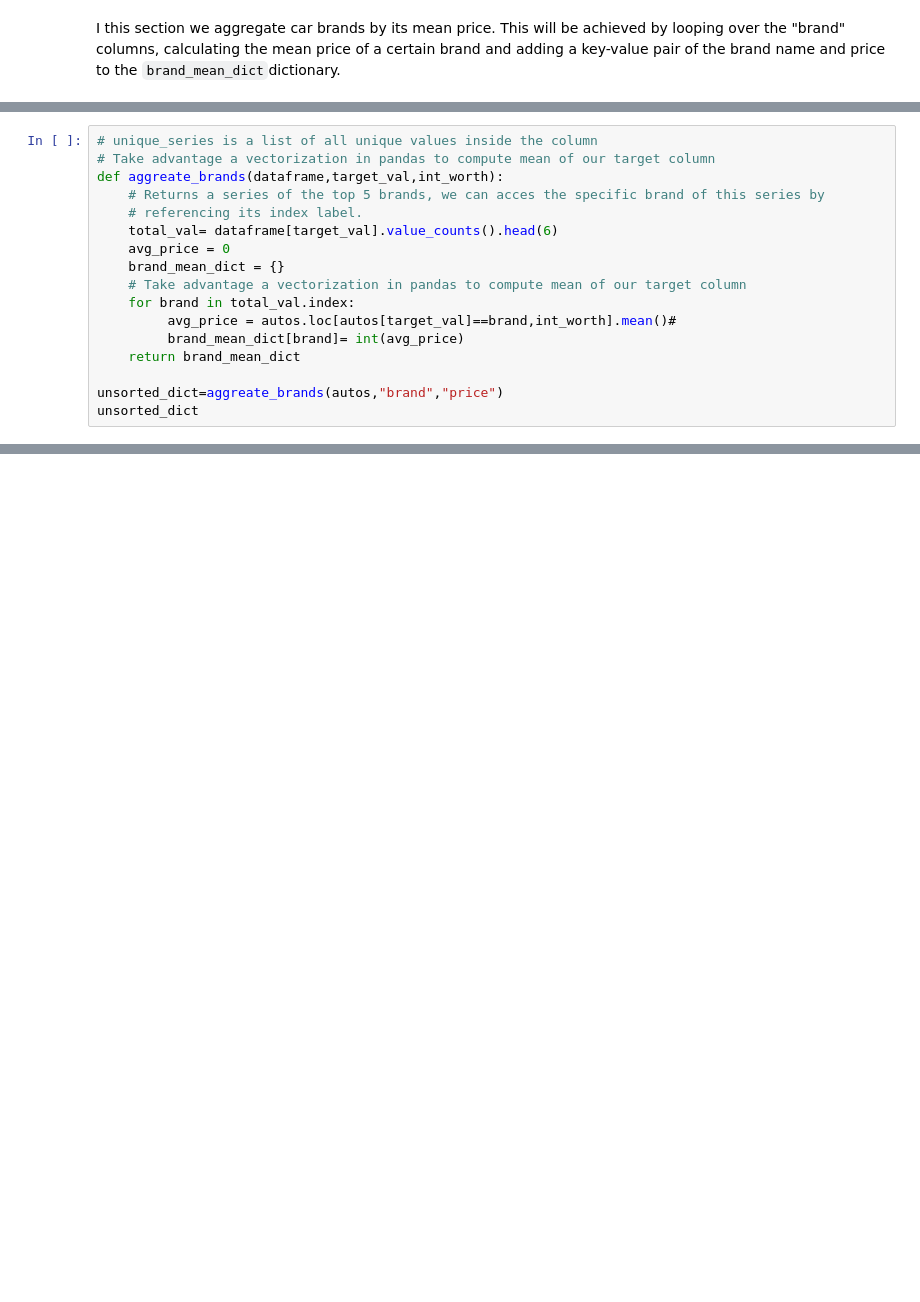
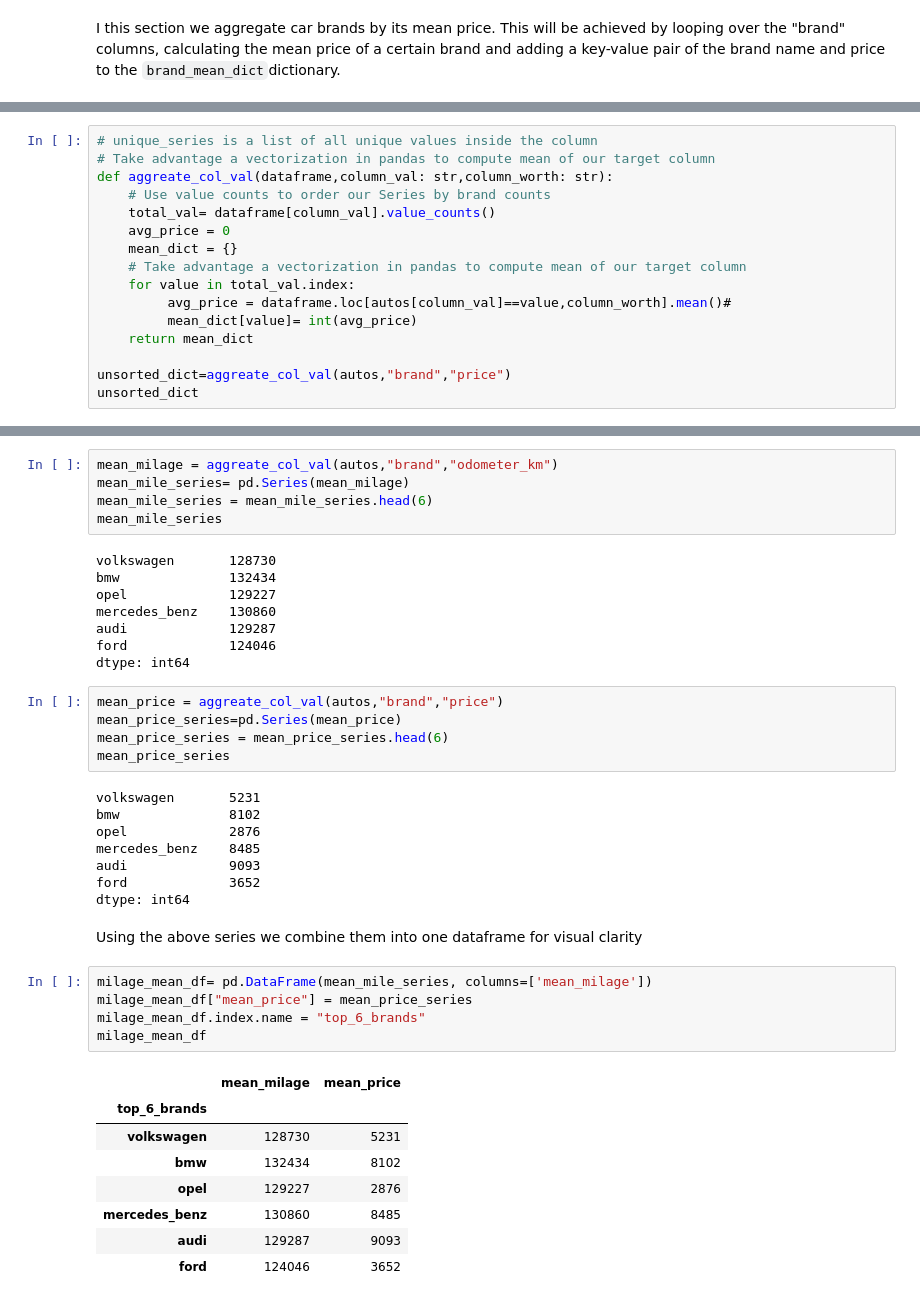
Before and after one commit to pavelbrn/DataQuestProjects, a Jupyter notebook: Project3_Ebay_Car_Sales/Exploring-Ebay-Car-Sales-Data.ipynb, the cells around one changed output, grey strips where cells are left out. Cells and saved outputs as stored; diff of their text form; blank space fills up the shorter version.

```diff
--- a/Project3_Ebay_Car_Sales/Exploring-Ebay-Car-Sales-Data.ipynb
+++ b/Project3_Ebay_Car_Sales/Exploring-Ebay-Car-Sales-Data.ipynb
@@ -676,19 +676,18 @@ Name: brand, dtype: float64
 # %%
 # unique_series is a list of all unique values inside the column
 # Take advantage a vectorization in pandas to compute mean of our target column
-def aggreate_brands(dataframe,target_val,int_worth):
-    # Returns a series of the top 5 brands, we can acces the specific brand of this series by
-    # referencing its index label.
-    total_val= dataframe[target_val].value_counts().head(6)
+def aggreate_col_val(dataframe,column_val: str,column_worth: str):
+    # Use value counts to order our Series by brand counts
+    total_val= dataframe[column_val].value_counts()
     avg_price = 0
-    brand_mean_dict = {}
+    mean_dict = {}
     # Take advantage a vectorization in pandas to compute mean of our target column
-    for brand in total_val.index:
-         avg_price = autos.loc[autos[target_val]==brand,int_worth].mean()#
-         brand_mean_dict[brand]= int(avg_price)
-    return brand_mean_dict
+    for value in total_val.index:
+         avg_price = dataframe.loc[autos[column_val]==value,column_worth].mean()#
+         mean_dict[value]= int(avg_price)
+    return mean_dict
 
-unsorted_dict=aggreate_brands(autos,"brand","price")
+unsorted_dict=aggreate_col_val(autos,"brand","price")
 unsorted_dict
 # %% [output]
 {'volkswagen': 5231,
@@ -703,0 +717,42 @@ Note: This solutions differs minimaly from the official one because I decided to
+# %%
+mean_milage = aggreate_col_val(autos,"brand","odometer_km")
+mean_mile_series= pd.Series(mean_milage)
+mean_mile_series = mean_mile_series.head(6)
+mean_mile_series
+# %% [output]
+volkswagen       128730
+bmw              132434
+opel             129227
+mercedes_benz    130860
+audi             129287
+ford             124046
+dtype: int64
+# %%
+mean_price = aggreate_col_val(autos,"brand","price")
+mean_price_series=pd.Series(mean_price)
+mean_price_series = mean_price_series.head(6)
+mean_price_series
+# %% [output]
+volkswagen       5231
+bmw              8102
+opel             2876
+mercedes_benz    8485
+audi             9093
+ford             3652
+dtype: int64
+# %% [markdown]
+Using the above series we combine them into one dataframe for visual clarity
+# %%
+milage_mean_df= pd.DataFrame(mean_mile_series, columns=['mean_milage'])
+milage_mean_df["mean_price"] = mean_price_series
+milage_mean_df.index.name = "top_6_brands"
+milage_mean_df
+# %% [output]
+|  | mean_milage | mean_price |
+| top_6_brands |  |  |
+| volkswagen | 128730 | 5231 |
+| bmw | 132434 | 8102 |
+| opel | 129227 | 2876 |
+| mercedes_benz | 130860 | 8485 |
+| audi | 129287 | 9093 |
+| ford | 124046 | 3652 |
```
Also changed, not shown: parts of 8 cells of this notebook, 1 other file.
